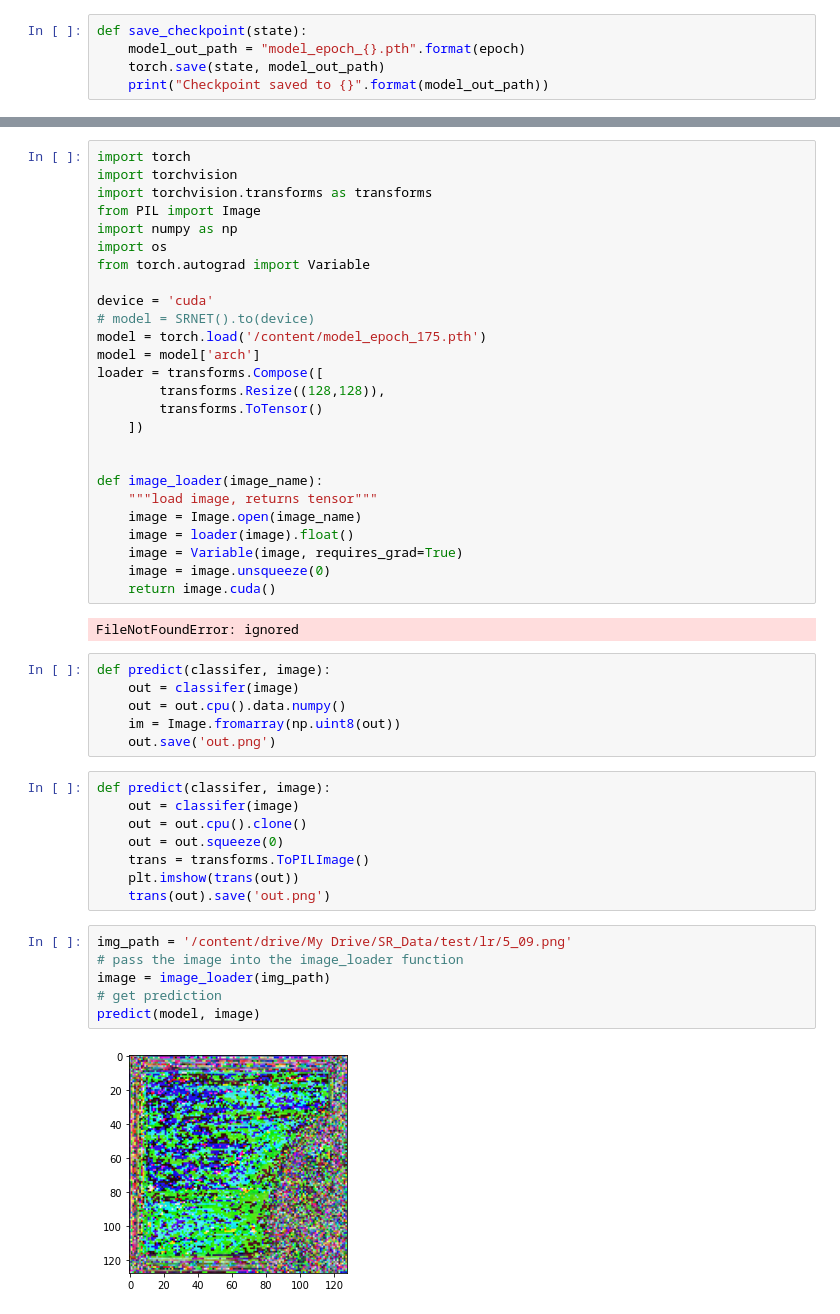
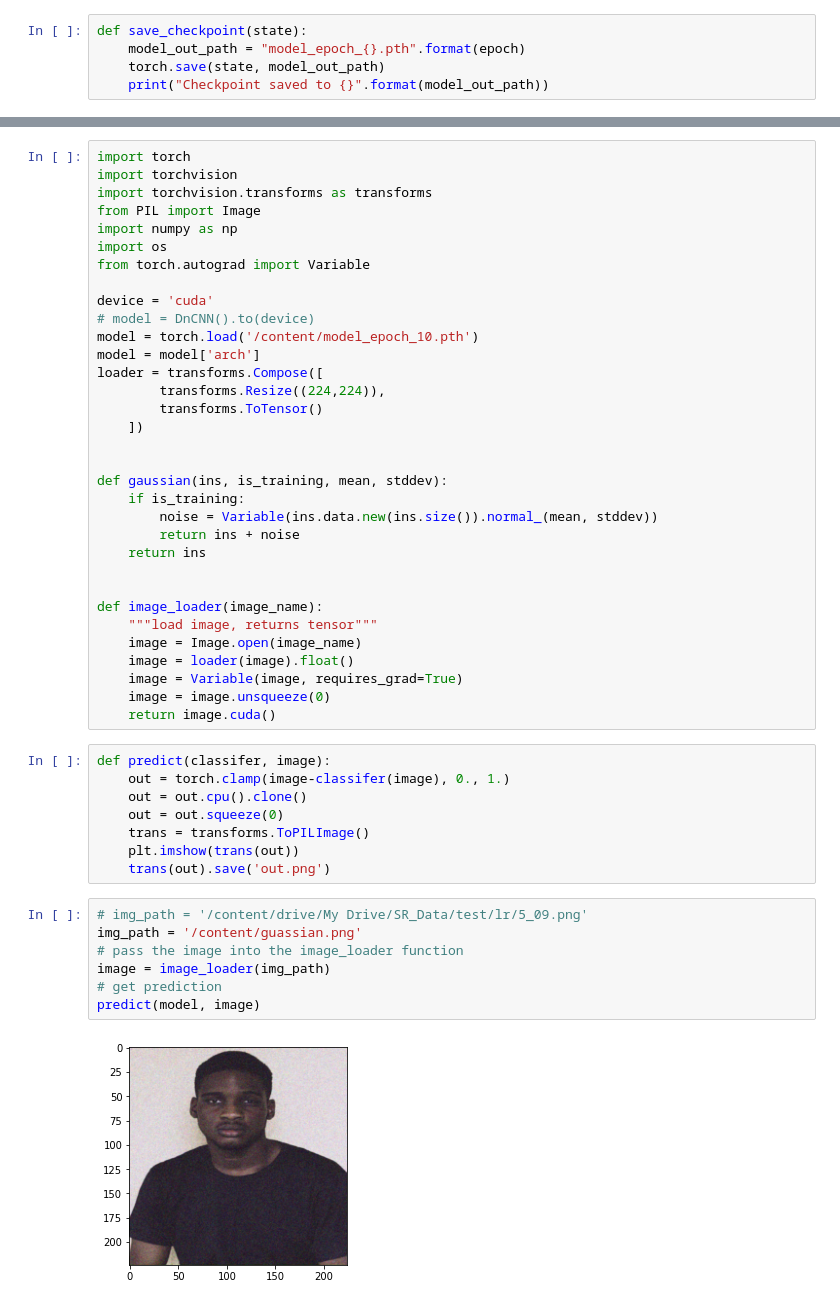
Before and after one commit to olaleyeayoola/DnCNN-Pytorch, a Jupyter notebook: DnCNN.ipynb, the cells around one changed output, grey strips where cells are left out. Drawn from its saved outputs; the diff is of its cells as text.

```diff
--- a/DnCNN.ipynb
+++ b/DnCNN.ipynb
@@ -185,13 +187,20 @@ import os
 from torch.autograd import Variable
 
 device = 'cuda'
-# model = SRNET().to(device)
-model = torch.load('/content/model_epoch_175.pth')
+# model = DnCNN().to(device)
+model = torch.load('/content/model_epoch_10.pth')
 model = model['arch']
 loader = transforms.Compose([
-        transforms.Resize((128,128)),
+        transforms.Resize((224,224)),
         transforms.ToTensor()
     ])
+
+
+def gaussian(ins, is_training, mean, stddev):
+    if is_training:
+        noise = Variable(ins.data.new(ins.size()).normal_(mean, stddev))
+        return ins + noise
+    return ins
 
 
 def image_loader(image_name):
@@ -201,27 +210,20 @@ def image_loader(image_name):
     image = Variable(image, requires_grad=True)
     image = image.unsqueeze(0)
     return image.cuda()
-# %% [output]
-FileNotFoundError: ignored
 # %%
 def predict(classifer, image):
-    out = classifer(image)
-    out = out.cpu().data.numpy()
-    im = Image.fromarray(np.uint8(out))
-    out.save('out.png')
+    out = torch.clamp(image-classifer(image), 0., 1.)
+    out = out.cpu().clone()
+    out = out.squeeze(0)
+    trans = transforms.ToPILImage()
+    plt.imshow(trans(out))
+    trans(out).save('out.png')
-# %%
-def predict(classifer, image):
-    out = classifer(image)
-    out = out.cpu().clone()
-    out = out.squeeze(0)
-    trans = transforms.ToPILImage()
-    plt.imshow(trans(out))
-    trans(out).save('out.png')
 # %%
-img_path = '/content/drive/My Drive/SR_Data/test/lr/5_09.png'
+# img_path = '/content/drive/My Drive/SR_Data/test/lr/5_09.png'
+img_path = '/content/guassian.png'
 # pass the image into the image_loader function
 image = image_loader(img_path)
 # get prediction
 predict(model, image)
 # %% [output]
-[figure, old version]
+[figure, new version]
```
Also changed, not shown: parts of 12 cells of this notebook, 4 other files.
